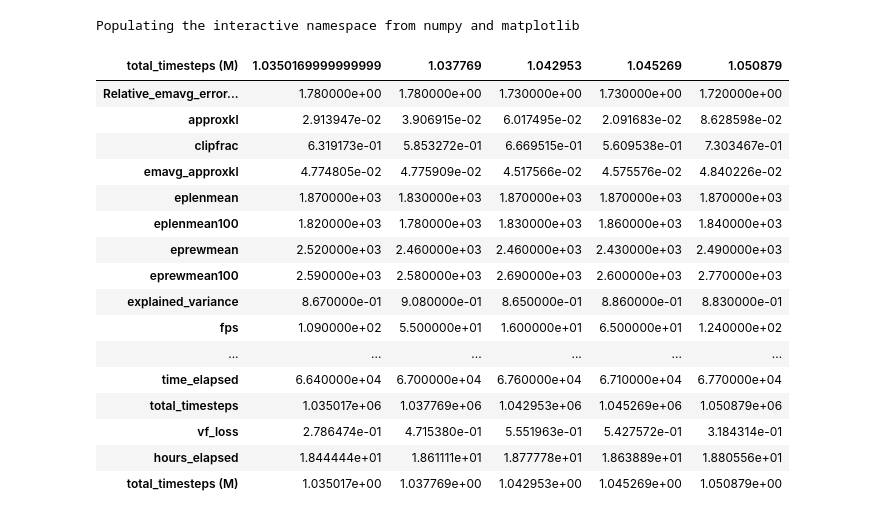
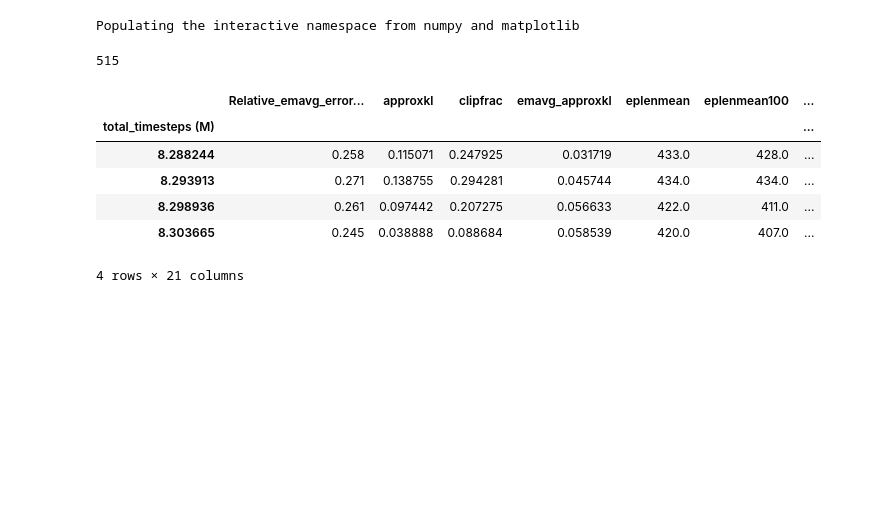
Before and after one commit to ArjonaMedina/retro-baselines, a Jupyter notebook: scripts/plot_log.ipynb, the cells around one changed output. Drawn from its saved outputs; the diff is of its cells as text; code cells hidden in the pictures; blank space fills up the shorter version.

```diff
--- a/scripts/plot_log.ipynb
+++ b/scripts/plot_log.ipynb
@@ -4,55 +4,47 @@ import pandas as pd
 # %% [output]
 Populating the interactive namespace from numpy and matplotlib
 # %%
-infile = '../outputs/workingdir/ppo2_rudder/Sonic_policy_cnn/2018-06-23T22-17-35/baselines/log.txt'
+infile = '../outputs/ppo2_rudder/Sonic_policy_cnn/%s/baselines/log.txt' % '2018-07-05T07-23-11'
 # %%
 import collections
 
 def parse_log(infile):
     data = collections.defaultdict(list)
     with open(infile) as fo:
         for line in fo:
             line = line.strip()
             if '|' in line:
                 s = line.strip('|').split('|')
                 key, value = [ss.strip() for ss in s]
                 value = float(value)
                 data[key].append(value)
 
     df = pd.DataFrame(data)
     return df
 
 df = parse_log(infile)
 df['hours_elapsed']=df['time_elapsed']/60/60
 df['total_timesteps (M)']=df['total_timesteps']*1e-6
 reward_scaling = 0.01
 df['eprewmean100']/=reward_scaling
 df['eprewmean']/=reward_scaling
 df = df.set_index('total_timesteps (M)', drop=False)
 df = df.sort_index()
 
 df_time = df.set_index('hours_elapsed')
 df_time = df_time.sort_index()
 
-df.tail().T
+print(len(df))
+df.tail(4)
 # %% [output]
+515
-| total_timesteps (M) | 1.0350169999999999 | 1.037769 | 1.042953 | 1.045269 | 1.050879 |
-| Relative_emavg_error... | 1.780000e+00 | 1.780000e+00 | 1.730000e+00 | 1.730000e+00 | 1.720000e+00 |
-| approxkl | 2.913947e-02 | 3.906915e-02 | 6.017495e-02 | 2.091683e-02 | 8.628598e-02 |
-| clipfrac | 6.319173e-01 | 5.853272e-01 | 6.669515e-01 | 5.609538e-01 | 7.303467e-01 |
-| emavg_approxkl | 4.774805e-02 | 4.775909e-02 | 4.517566e-02 | 4.575576e-02 | 4.840226e-02 |
-| eplenmean | 1.870000e+03 | 1.830000e+03 | 1.870000e+03 | 1.870000e+03 | 1.870000e+03 |
-| eplenmean100 | 1.820000e+03 | 1.780000e+03 | 1.830000e+03 | 1.860000e+03 | 1.840000e+03 |
-| eprewmean | 2.520000e+03 | 2.460000e+03 | 2.460000e+03 | 2.430000e+03 | 2.490000e+03 |
-| eprewmean100 | 2.590000e+03 | 2.580000e+03 | 2.690000e+03 | 2.600000e+03 | 2.770000e+03 |
-| explained_variance | 8.670000e-01 | 9.080000e-01 | 8.650000e-01 | 8.860000e-01 | 8.830000e-01 |
-| fps | 1.090000e+02 | 5.500000e+01 | 1.600000e+01 | 6.500000e+01 | 1.240000e+02 |
-| ... | ... | ... | ... | ... | ... |
-| time_elapsed | 6.640000e+04 | 6.700000e+04 | 6.760000e+04 | 6.710000e+04 | 6.770000e+04 |
-| total_timesteps | 1.035017e+06 | 1.037769e+06 | 1.042953e+06 | 1.045269e+06 | 1.050879e+06 |
-| vf_loss | 2.786474e-01 | 4.715380e-01 | 5.551963e-01 | 5.427572e-01 | 3.184314e-01 |
-| hours_elapsed | 1.844444e+01 | 1.861111e+01 | 1.877778e+01 | 1.863889e+01 | 1.880556e+01 |
-| total_timesteps (M) | 1.035017e+00 | 1.037769e+00 | 1.042953e+00 | 1.045269e+00 | 1.050879e+00 |
+|  | Relative_emavg_error... | approxkl | clipfrac | emavg_approxkl | eplenmean | eplenmean100 | ... |
+| total_timesteps (M) |  |  |  |  |  |  | ... |
+| 8.288244 | 0.258 | 0.115071 | 0.247925 | 0.031719 | 433.0 | 428.0 | ... |
+| 8.293913 | 0.271 | 0.138755 | 0.294281 | 0.045744 | 434.0 | 434.0 | ... |
+| 8.298936 | 0.261 | 0.097442 | 0.207275 | 0.056633 | 422.0 | 411.0 | ... |
+| 8.303665 | 0.245 | 0.038888 | 0.088684 | 0.058539 | 420.0 | 407.0 | ... |
+4 rows × 21 columns
 # %%
 df[['eprewmean100']].plot(figsize=(12,6))
 plt.ylabel('Total episode reward')
```
Also changed, not shown: parts of 4 cells of this notebook, 3 other files.
